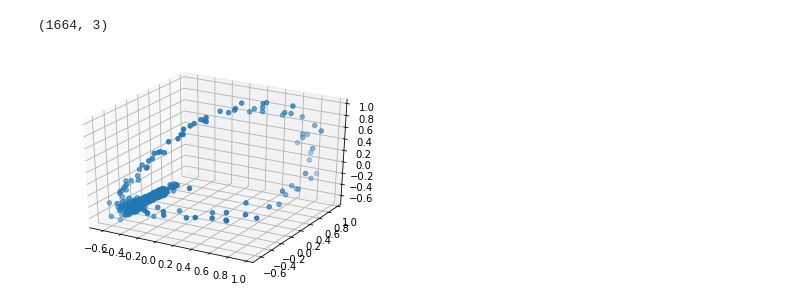
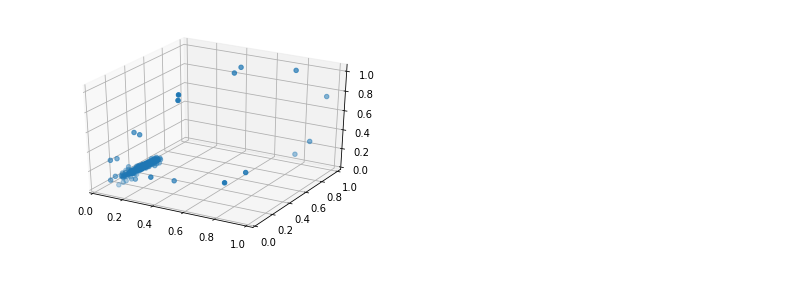
Before and after one commit to anticdimi/tda-arrhythmia-detection, a Jupyter notebook: src/prep.ipynb, the cells around one changed output. Saved outputs shown, nothing was run; the diff lists cells and outputs as text; code cells hidden in the pictures.

```diff
--- a/src/prep.ipynb
+++ b/src/prep.ipynb
@@ -36,14 +62,36 @@ def extract_numpy_from_diag(diagram):
 # %%
-record = wfdb.rdrecord('data/arrhythmia/100', sampfrom-2000, sampto=3000)
-annotation = wfdb.rdann('data/arrhythmia/100', 'atr', sampfrom=2000, sampto=3000)
+annotation = wfdb.rdann('../data/arrhythmia/100', 'atr', sampfrom=0, sampto=1500)
+record = wfdb.rdrecord('../data/arrhythmia/100', sampfrom=0, sampto=1500)
+zero_channel_signal, resampled_ann = processing.resample_singlechan(record.p_signal[:, 0], annotation, record.fs, 200)
 
-resampled_signal, resampled_ann = processing.resample_singlechan(record.p_signal[:, 0], annotation, record.fs, 200)
-# normalized_signal = processing.normalize_bound(resampled_signal, lb=np.min(resampled_signal), ub=np.max(resampled_signal))
-# resampled_signal - normalized_signal
+preprocessed_signal = processing.normalize_bound(zero_channel_signal, lb=0, ub=1)
+
+ann_index = resampled_ann.sample
+
+# wfdb.plot_wfdb(record=record, annotation=annotation, time_units='seconds')
-# %%
-attractor = quasi_attractorize(resampled_signal, 3)
-display(attractor.shape)
-plot_attractor(attractor)
-# %% [output]
-(1664, 3)
-[figure, removed]
+# %%
+def calculate_attractors(signal, annotations, event_indexes, step):
+    n = event_indexes.shape[0]
+
+    attractors = []
+    attractor_annotations = []
+    for i in range(n - step + 1):
+        idx1 = event_indexes[i]
+        idx2 = event_indexes[i+step-1] + 1
+
+        extracted_signal = signal[idx1:idx2]
+
+        attractor = quasi_attractorize(extracted_signal, step=3)
+        ann = annotations[i + int(step/2)]
+
+        attractors.append(attractor)
+        attractor_annotations.append(ann)
+
+    return attractors, attractor_annotations
+# %%
+# Skip first event
+attractors, att_annotations = calculate_attractors(preprocessed_signal, resampled_ann.symbol[1:], ann_index[1:], 3)
+# %%
+plot_attractor(attractors[0])
+# %% [output]
+[figure, added]
```
Also changed, not shown: parts of 6 cells of this notebook.
